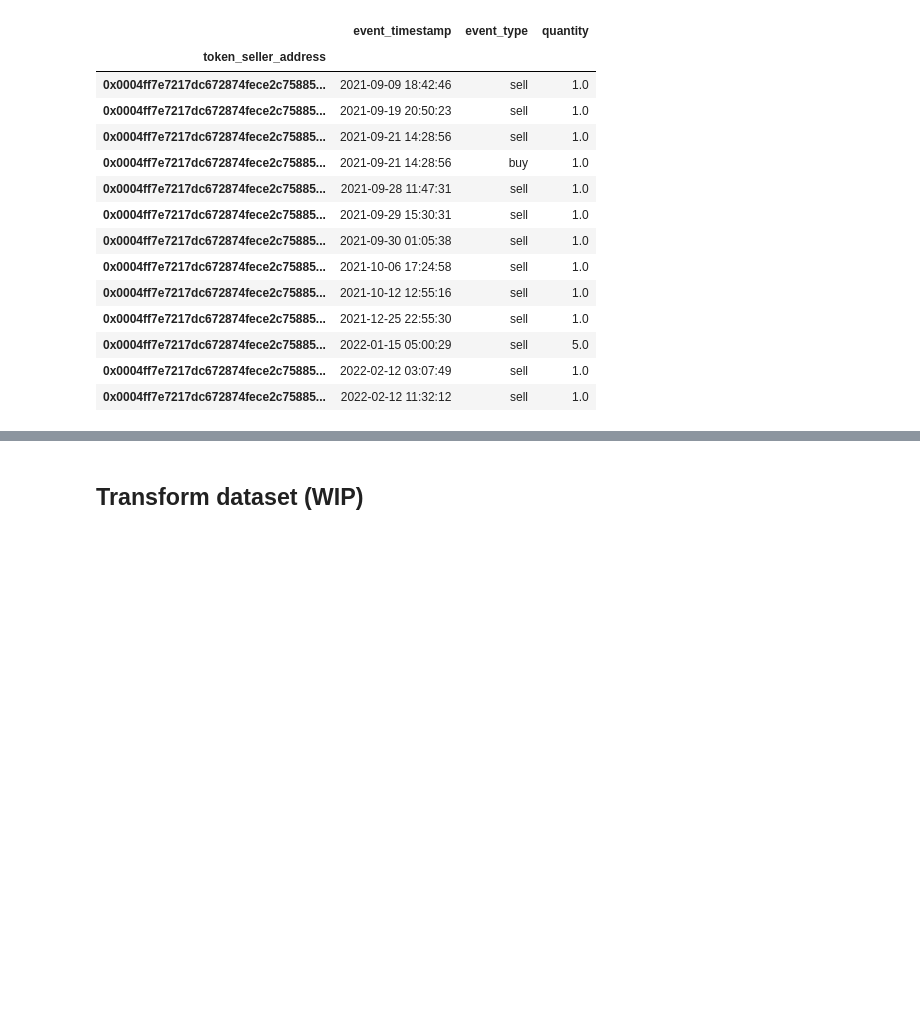
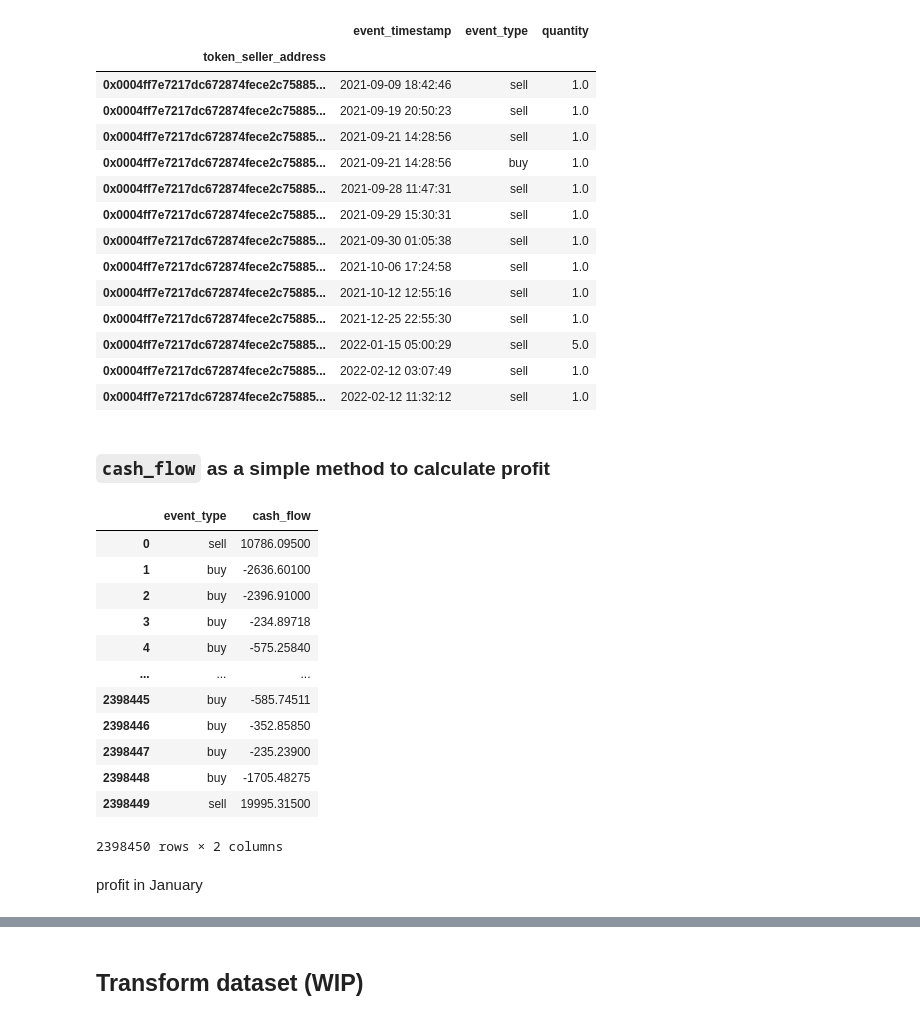
Before and after one commit to Cryptoro-DAO/OpenSea-API-crawler, a Jupyter notebook: Wallets Feature Engineering.ipynb, the cells around one changed output, grey strips where cells are left out. Drawn from its saved outputs; the diff is of its cells as text; code cells hidden in the pictures; blank space fills up the shorter version.

```diff
--- a/Wallets Feature Engineering.ipynb
+++ b/Wallets Feature Engineering.ipynb
@@ -725,3 +725,26 @@ wallets.set_index("token_seller_address") \
 | 0x0004ff7e7217dc672874fece2c75885... | 2022-01-15 05:00:29 | sell | 5.0 |
 | 0x0004ff7e7217dc672874fece2c75885... | 2022-02-12 03:07:49 | sell | 1.0 |
 | 0x0004ff7e7217dc672874fece2c75885... | 2022-02-12 11:32:12 | sell | 1.0 |
+# %% [markdown]
+### `cash_flow` as a simple method to calculate profit
+# %%
+wallets["cash_flow"] = np.where(wallets.event_type == "buy",
+                                -wallets.deal_price_usd,
+                                 wallets.deal_price_usd)
+wallets.loc[:, ["event_type", "cash_flow"]]
+# %% [output]
+|  | event_type | cash_flow |
+| 0 | sell | 10786.09500 |
+| 1 | buy | -2636.60100 |
+| 2 | buy | -2396.91000 |
+| 3 | buy | -234.89718 |
+| 4 | buy | -575.25840 |
+| ... | ... | ... |
+| 2398445 | buy | -585.74511 |
+| 2398446 | buy | -352.85850 |
+| 2398447 | buy | -235.23900 |
+| 2398448 | buy | -1705.48275 |
+| 2398449 | sell | 19995.31500 |
+2398450 rows × 2 columns
+# %% [markdown]
+profit in January
```
Also changed, not shown: parts of 3 cells of this notebook.
